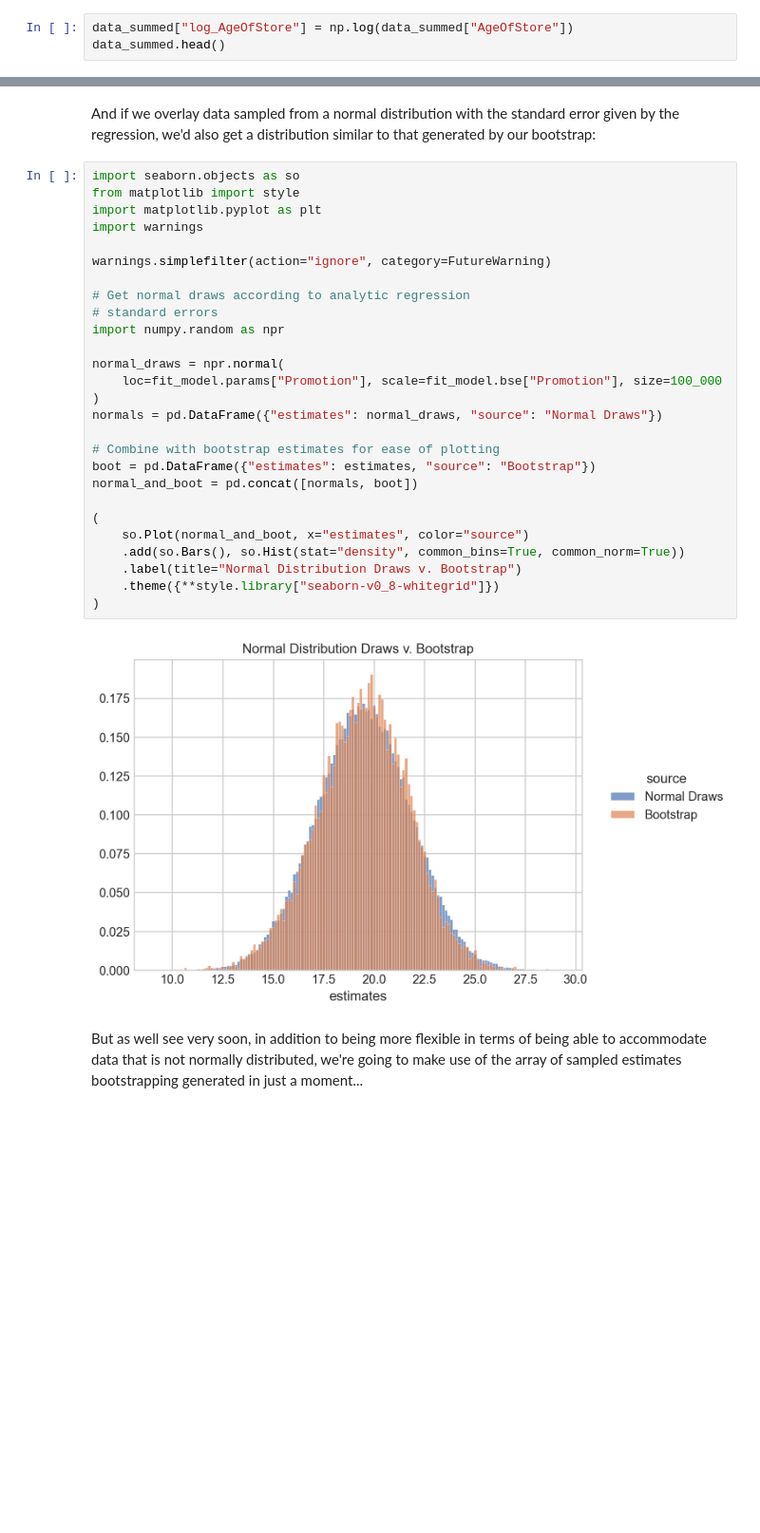
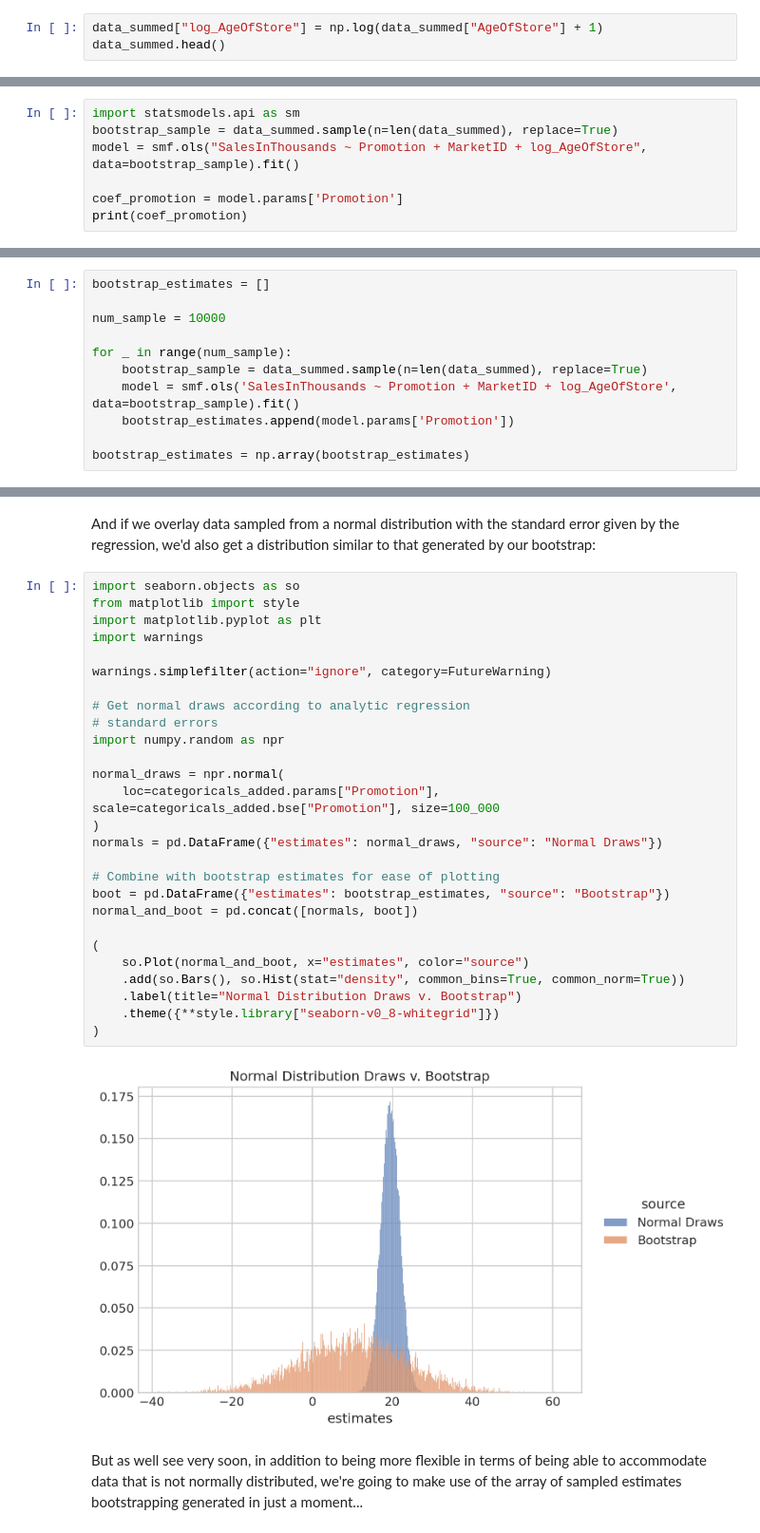
Before and after one commit to nogibjj/ZT-UDS, a Jupyter notebook: exercise_expected_value.ipynb, the cells around one changed output, grey strips where cells are left out. Shown: that part at 95% size. Saved outputs shown, nothing was run; the diff lists cells and outputs as text; blank space fills up the shorter version.

```diff
--- a/exercise_expected_value.ipynb
+++ b/exercise_expected_value.ipynb
@@ -127,6 +134,6 @@ We have a lot of important controls in this dataset, so add in categorical contr
 
 Now would you feel comfortable rejecting the null hypothesis of no effect at a p-value threshold of 0.05?
 # %%
-data_summed["log_AgeOfStore"] = np.log(data_summed["AgeOfStore"])
+data_summed["log_AgeOfStore"] = np.log(data_summed["AgeOfStore"] + 1)
 data_summed.head()
 # %% [output]
@@ -198,3 +205,10 @@ To create a bootstrapped estimate of the difference in means between treatment a
 As usual with loops, don't try and write the final loop all at once — put together one pass, then put it in a loop that runs a few times, then finally a loop that runs all 100,000 times.
 
 (Note: the reason we collapsed our data to one-observation-per-LocationID is that if we'd still had multiple weeks per store, we'd have to re-sample our data a little differently. In particular, we'd have to randomly draw from a list of stores, then pull all the observations per store to simulate "drawing" new *stores* with replacement, rather than drawing observations with replacement.)
+# %%
+import statsmodels.api as sm
+bootstrap_sample = data_summed.sample(n=len(data_summed), replace=True)
+model = smf.ols("SalesInThousands ~ Promotion + MarketID + log_AgeOfStore", data=bootstrap_sample).fit()
+
+coef_promotion = model.params['Promotion']
+print(coef_promotion)
@@ -200,0 +217,11 @@ As usual with loops, don't try and write the final loop all at once — put toge
+# %%
+bootstrap_estimates = []
+
+num_sample = 10000
+
+for _ in range(num_sample):
+    bootstrap_sample = data_summed.sample(n=len(data_summed), replace=True)
+    model = smf.ols('SalesInThousands ~ Promotion + MarketID + log_AgeOfStore', data=bootstrap_sample).fit()
+    bootstrap_estimates.append(model.params['Promotion'])
+
+bootstrap_estimates = np.array(bootstrap_estimates)
@@ -234,32 +291,32 @@ And if we overlay data sampled from a normal distribution with the standard erro
 # %%
 import seaborn.objects as so
 from matplotlib import style
 import matplotlib.pyplot as plt
 import warnings
 
 warnings.simplefilter(action="ignore", category=FutureWarning)
 
 # Get normal draws according to analytic regression
 # standard errors
 import numpy.random as npr
 
 normal_draws = npr.normal(
-    loc=fit_model.params["Promotion"], scale=fit_model.bse["Promotion"], size=100_000
+    loc=categoricals_added.params["Promotion"], scale=categoricals_added.bse["Promotion"], size=100_000
 )
 normals = pd.DataFrame({"estimates": normal_draws, "source": "Normal Draws"})
 
 # Combine with bootstrap estimates for ease of plotting
-boot = pd.DataFrame({"estimates": estimates, "source": "Bootstrap"})
+boot = pd.DataFrame({"estimates": bootstrap_estimates, "source": "Bootstrap"})
 normal_and_boot = pd.concat([normals, boot])
 
 (
     so.Plot(normal_and_boot, x="estimates", color="source")
     .add(so.Bars(), so.Hist(stat="density", common_bins=True, common_norm=True))
     .label(title="Normal Distribution Draws v. Bootstrap")
     .theme({**style.library["seaborn-v0_8-whitegrid"]})
 )
 # %% [output]
-[figure, old version]
+[figure, new version]
 # %% [markdown]
 But as well see very soon, in addition to being more flexible in terms of being able to accommodate data that is not normally distributed, we're going to make use of the array of sampled estimates bootstrapping generated in just a moment...
 # %% [markdown]
```
Also changed, not shown: parts of 12 cells of this notebook.
